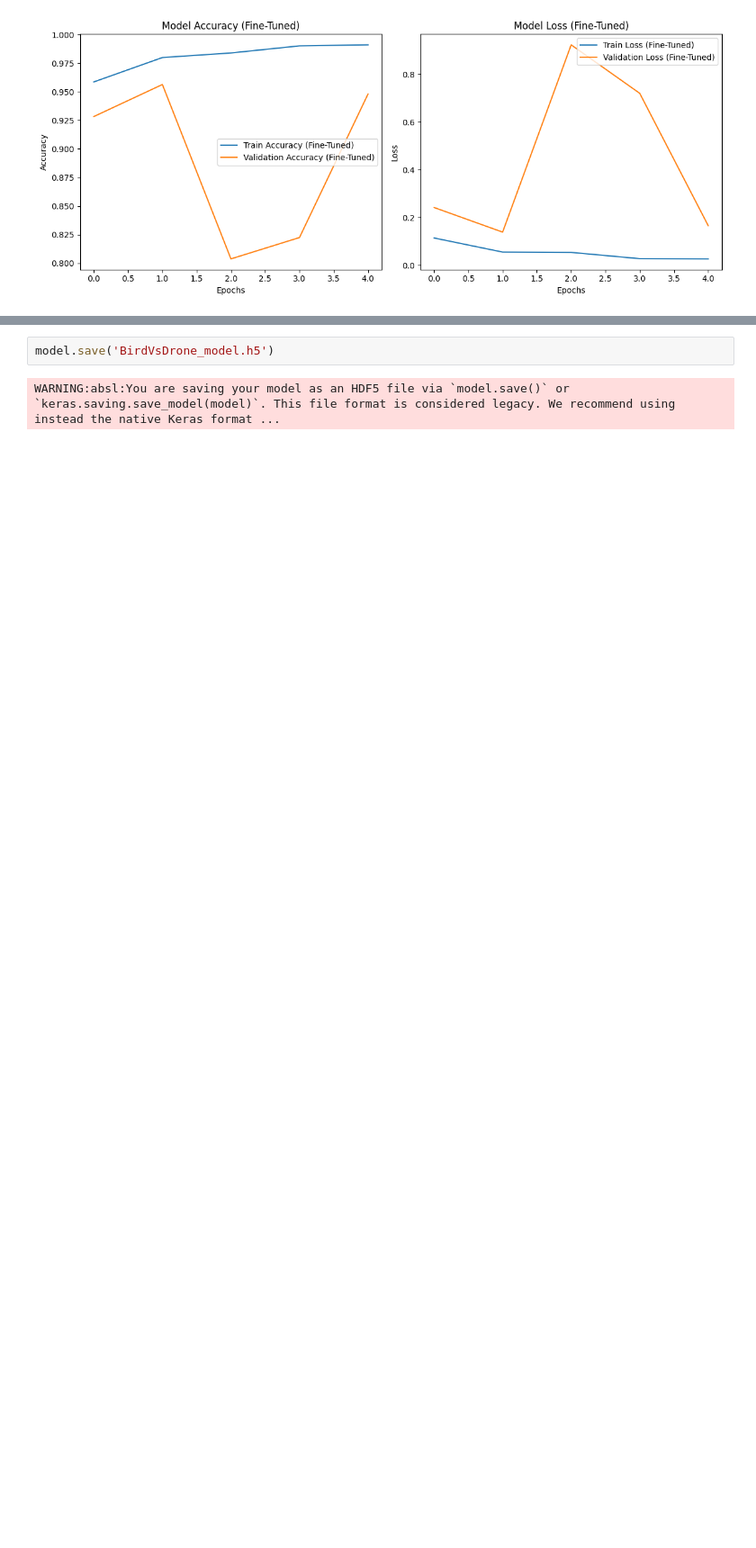
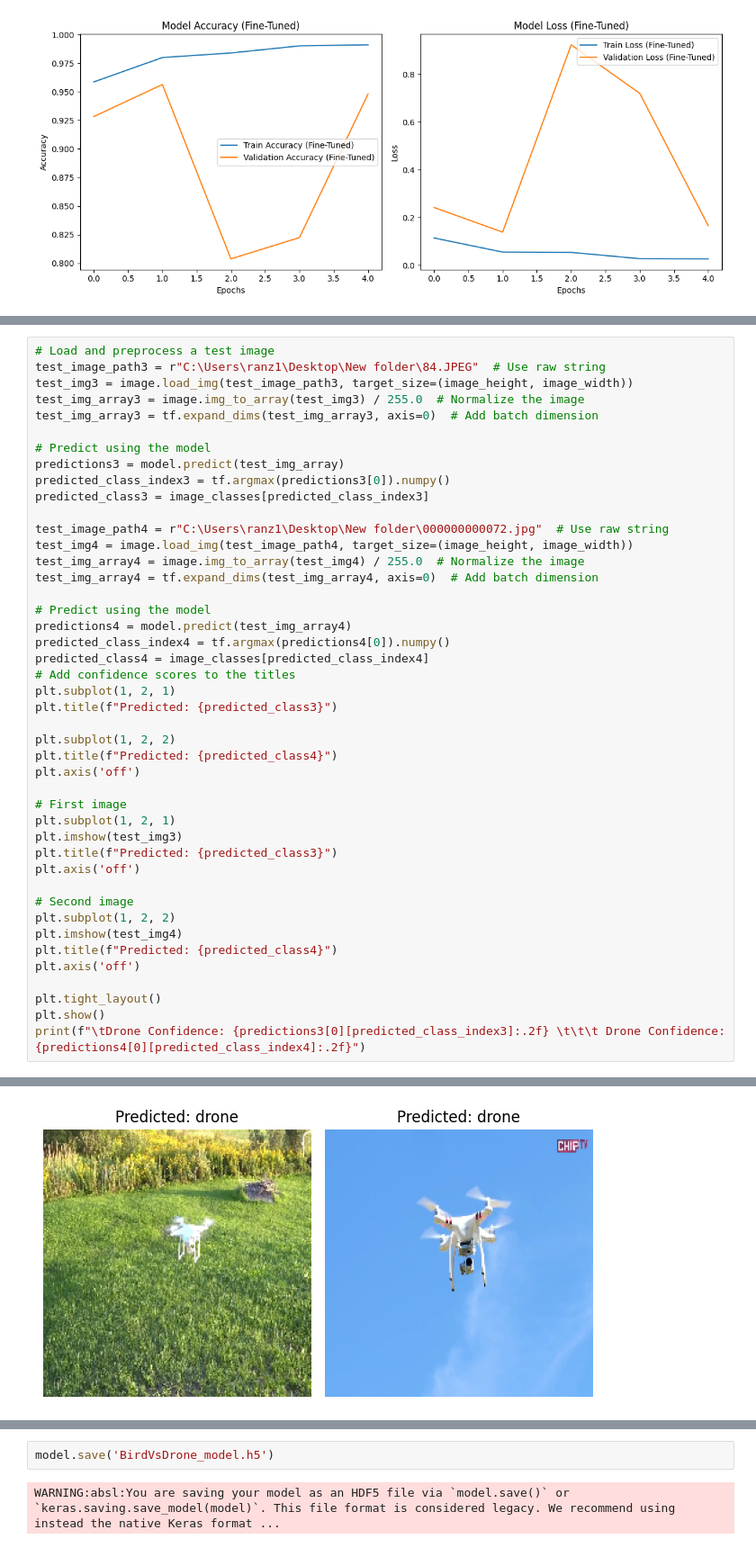
Before and after one commit to eggstink/transfer-learning, a Jupyter notebook: drone_or_bird.ipynb, the cells around one changed output, grey strips where cells are left out. Shown at 90% size. Saved outputs shown, nothing was run; the diff lists cells and outputs as text; blank space fills up the shorter version.

Commit message:
added drone predictions

```diff
--- a/drone_or_bird.ipynb
+++ b/drone_or_bird.ipynb
@@ -285,3 +283,48 @@ print(f"\tDrone Confidence: {predictions[0][predicted_class_index]:.2f} \t\t\t B
 1/1 ━━━━━━━━━━━━━━━━━━━━ 0s 58ms/step
 [figure]
         Drone Confidence: 1.00                   Bird Confidence: 1.00
+# %%
+# Load and preprocess a test image
+test_image_path3 = r"C:\Users\ranz1\Desktop\New folder\84.JPEG"  # Use raw string
+test_img3 = image.load_img(test_image_path3, target_size=(image_height, image_width))
+test_img_array3 = image.img_to_array(test_img3) / 255.0  # Normalize the image
+test_img_array3 = tf.expand_dims(test_img_array3, axis=0)  # Add batch dimension
+
+# Predict using the model
+predictions3 = model.predict(test_img_array)
+predicted_class_index3 = tf.argmax(predictions3[0]).numpy()
+predicted_class3 = image_classes[predicted_class_index3]
+
+test_image_path4 = r"C:\Users\ranz1\Desktop\New folder\000000000072.jpg"  # Use raw string
+test_img4 = image.load_img(test_image_path4, target_size=(image_height, image_width))
+test_img_array4 = image.img_to_array(test_img4) / 255.0  # Normalize the image
+test_img_array4 = tf.expand_dims(test_img_array4, axis=0)  # Add batch dimension
+
+# Predict using the model
+predictions4 = model.predict(test_img_array4)
+predicted_class_index4 = tf.argmax(predictions4[0]).numpy()
+predicted_class4 = image_classes[predicted_class_index4]
+# Add confidence scores to the titles
+plt.subplot(1, 2, 1)
+plt.title(f"Predicted: {predicted_class3}")
+
+plt.subplot(1, 2, 2)
+plt.title(f"Predicted: {predicted_class4}")
+plt.axis('off')
+
+# First image
+plt.subplot(1, 2, 1)
+plt.imshow(test_img3)
+plt.title(f"Predicted: {predicted_class3}")
+plt.axis('off')
+
+# Second image
+plt.subplot(1, 2, 2)
+plt.imshow(test_img4)
+plt.title(f"Predicted: {predicted_class4}")
+plt.axis('off')
+
+plt.tight_layout()
+plt.show()
+print(f"\tDrone Confidence: {predictions3[0][predicted_class_index3]:.2f} \t\t\t Drone Confidence: {predictions4[0][predicted_class_index4]:.2f}")
+# %% [output]
@@ -287,0 +333 @@ print(f"\tDrone Confidence: {predictions[0][predicted_class_index]:.2f} \t\t\t B
+[figure, added]
```
Also changed, not shown: parts of 2 cells of this notebook.
